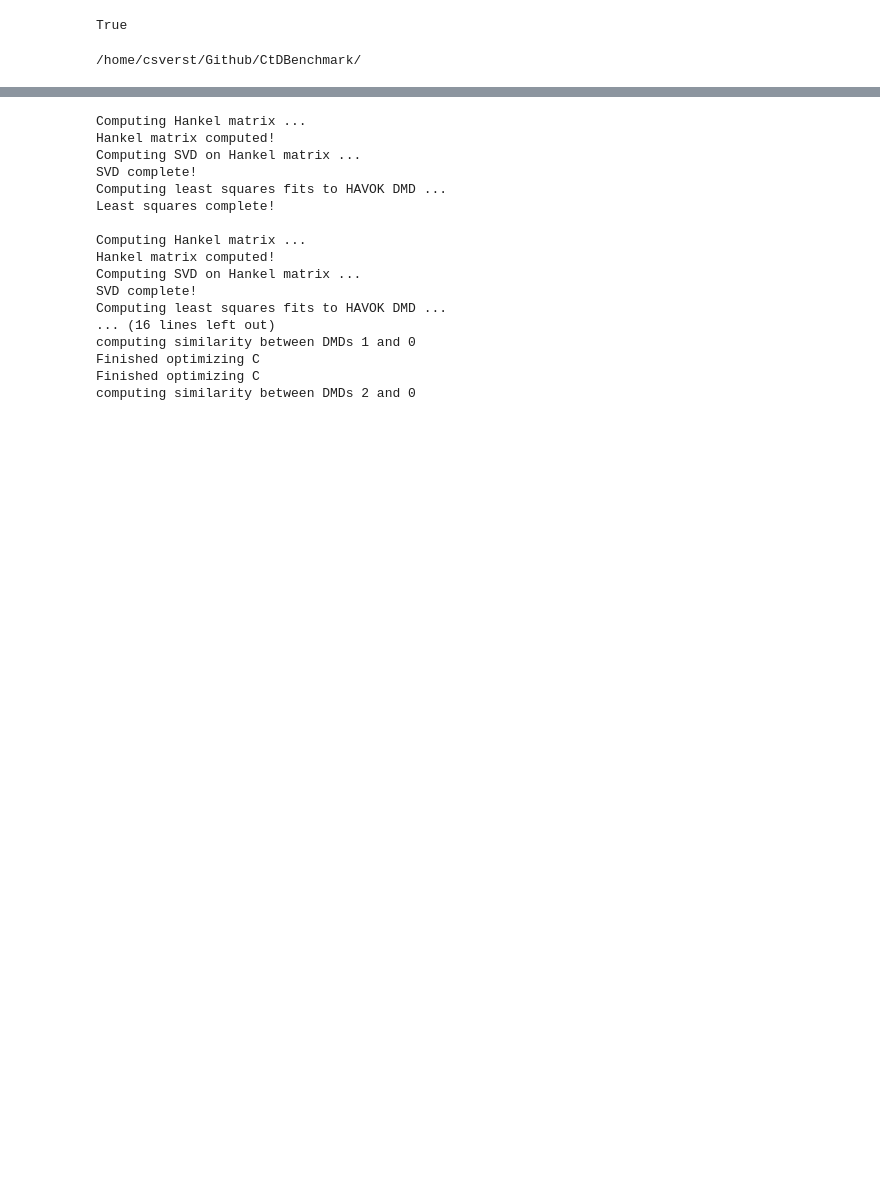
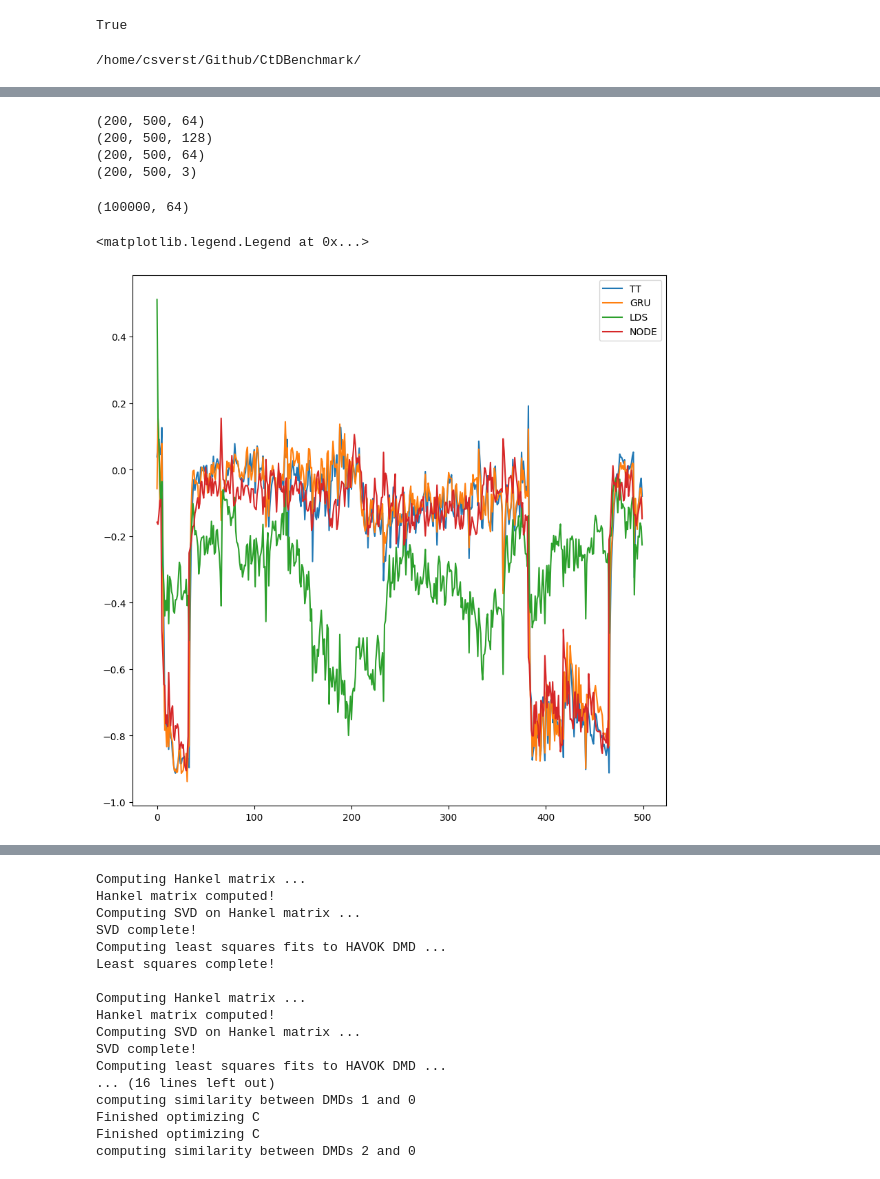
Before and after one commit to snel-repo/ComputationThruDynamicsBenchmark, a Jupyter notebook: examples/figures/MetricsFig/Figure1_NBFF_TTGRUSweep.ipynb, the cells around one changed output, grey strips where cells are left out. Cells and saved outputs as stored; diff of their text form; code cells hidden in the pictures; blank space fills up the shorter version.

```diff
--- a/examples/figures/MetricsFig/Figure1_NBFF_TTGRUSweep.ipynb
+++ b/examples/figures/MetricsFig/Figure1_NBFF_TTGRUSweep.ipynb
@@ -139,3 +132,74 @@ comparison_single.regroup()
+# %%
+comparison_single = Comparison(comparison_tag="Figure1NBFF_TTGRU_Single")
+comparison_single.load_analysis(an_TT, reference_analysis=True, group = "TT")
+comparison_single.load_analysis(analysis_NODE, group = "NODE")
+comparison_single.load_analysis(analysis_LDS, group = "LDS")
+comparison_single.load_analysis(analysis_GRU, group = "GRU")
+comparison_single.regroup()
+
+tt_latents = an_TT.get_latents(phase = 'val').detach().cpu().numpy()
+gru_latents = analysis_GRU.get_latents(phase = 'val').detach().cpu().numpy()
+lds_latents = analysis_LDS.get_latents(phase = 'val').detach().cpu().numpy()
+node_latents = analysis_NODE.get_latents(phase = 'val').detach().cpu().numpy()
+
+print(tt_latents.shape)
+print(gru_latents.shape)
+print(lds_latents.shape)
+print(node_latents.shape)
+
+# dict1 = {
+#     'tt': tt_latents,
+#     'gru': gru_latents,
+#     'lds': lds_latents,
+#     'node': node_latents
+# }
+
+# # Save dict as pickle
+# import pickle
+# with open('latents.pkl', 'wb') as f:
+#     pickle.dump(dict1, f)
+# %% [output]
+(200, 500, 64)
+(200, 500, 128)
+(200, 500, 64)
+(200, 500, 3)
+# %%
+lr_gru = LinearRegression()
+lr_lds = LinearRegression()
+lr_node = LinearRegression()
+
+tt_latents_flat = tt_latents.reshape(-1, tt_latents.shape[-1])
+gru_latents_flat = gru_latents.reshape(-1, gru_latents.shape[-1])
+lds_latents_flat = lds_latents.reshape(-1, lds_latents.shape[-1])
+node_latents_flat = node_latents.reshape(-1, node_latents.shape[-1])
+
+lr_gru.fit(gru_latents_flat, tt_latents_flat)
+lr_lds.fit(lds_latents_flat, tt_latents_flat)
+lr_node.fit(node_latents_flat, tt_latents_flat)
+
+
+gru_latents_pred = lr_gru.predict(gru_latents_flat)
+lds_latents_pred = lr_lds.predict(lds_latents_flat)
+node_latents_pred = lr_node.predict(node_latents_flat)
+
+print(gru_latents_pred.shape)
+gru_lats_tt = gru_latents_pred.reshape(tt_latents.shape)
+lds_lats_tt = lds_latents_pred.reshape(tt_latents.shape)
+node_lats_tt = node_latents_pred.reshape(tt_latents.shape)
+
+
+fig = plt.figure(figsize=(10, 10))
+ax = fig.add_subplot(111)
+ax.plot(tt_latents[0,:,0], label = "TT")
+ax.plot(gru_lats_tt[0,:,0], label = "GRU")
+ax.plot(lds_lats_tt[0,:,0], label = "LDS")
+ax.plot(node_lats_tt[0,:,0], label = "NODE")
+
+ax.legend()
+# %% [output]
+(100000, 64)
+<matplotlib.legend.Legend at 0x...>
+[figure, added]
 # %%
 r2_vals = comparison_single.plot_neural_preds(neuron_list =[1,2], trial_list = [5,10])
 # %% [output]
```
Also changed, not shown: parts of 3 cells of this notebook, 8 other files.
